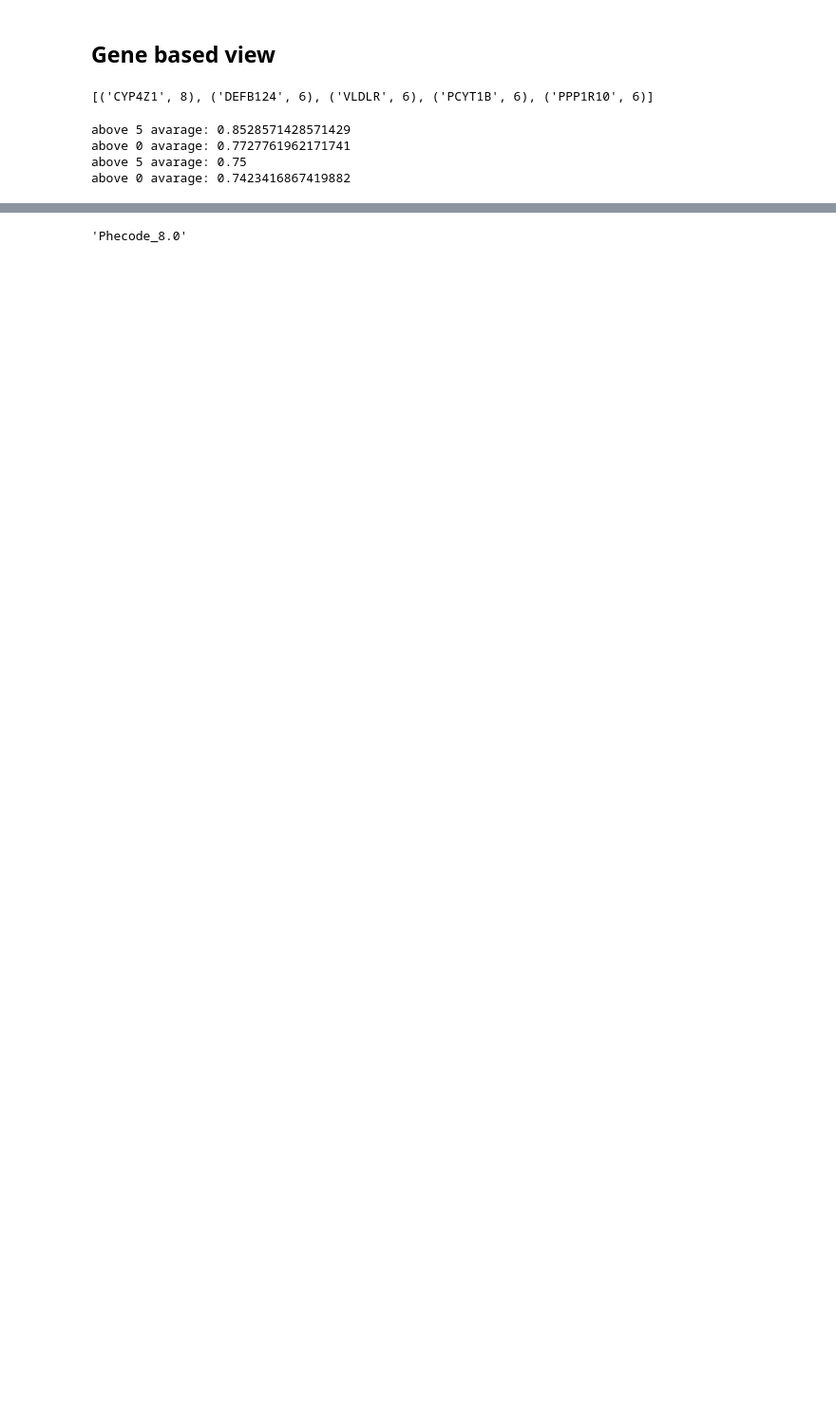
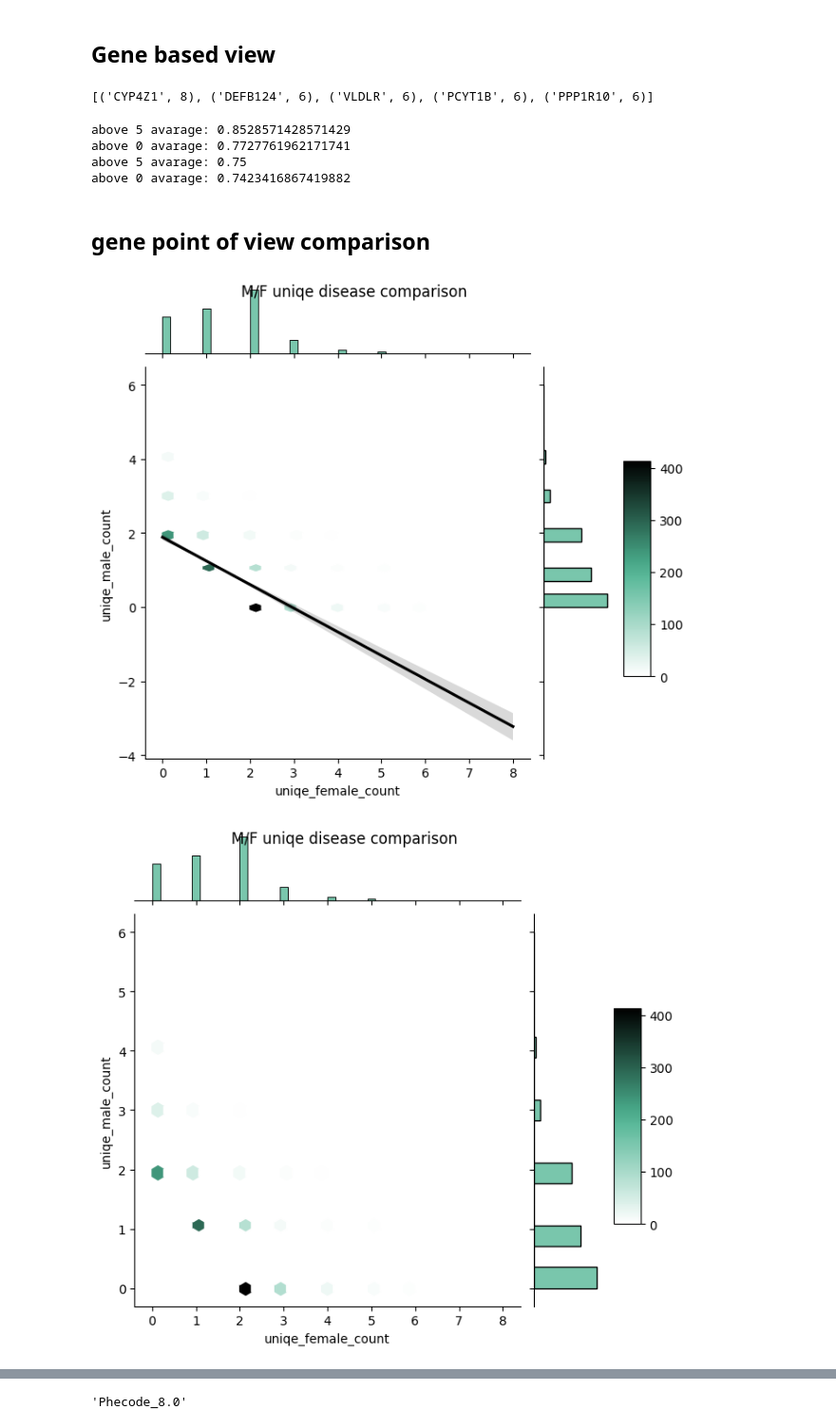
Before and after one commit to RoeiZucker/jupyter_backup, a Jupyter notebook: Thesis_project/basic_sex_depandent_prediction.ipynb, the cells around one changed output, grey strips where cells are left out. Shown at 95% size. Drawn from its saved outputs; the diff is of its cells as text; code cells hidden in the pictures; blank space fills up the shorter version.

```diff
--- a/Thesis_project/basic_sex_depandent_prediction.ipynb
+++ b/Thesis_project/basic_sex_depandent_prediction.ipynb
@@ -484,3 +478,30 @@ above 5 avarage: 0.8528571428571429
 above 0 avarage: 0.7727761962171741
 above 5 avarage: 0.75
 above 0 avarage: 0.7423416867419882
+# %% [markdown]
+## gene point of view comparison
+# %%
+number_pairs = []
+for val in set(unique_counts_female).union(set(unique_counts_male)):
+    count_male = 0
+    count_female = 0
+    if val in unique_counts_female:
+        count_female = unique_counts_female[val]
+    if val in unique_counts_male:
+        count_male = unique_counts_male[val]
+    if (count_male == 1 and count_female == 0) or  (count_male == 0 and count_female == 1) :
+        continue
+#     if val in unique_counts_male :
+    number_pairs.append([val,count_female,count_male])
+# %%
+gene_pov_df = pd.DataFrame(number_pairs,columns=["name","uniqe_female_count","uniqe_male_count"])
+plot_hexplot(gene_pov_df,'uniqe_female_count','uniqe_male_count',"M/F uniqe disease comparison",True)
+plot_hexplot(gene_pov_df,'uniqe_female_count','uniqe_male_count',"M/F uniqe disease comparison",False)
+
+
+# sumfor pair in number_pairs:
+#     if pair[1] != pair[2]:
+#         print(pair)
+# %% [output]
+[figure, added]
+[figure, added]
```
Also changed, not shown: parts of 12 cells of this notebook, 3 other files.
